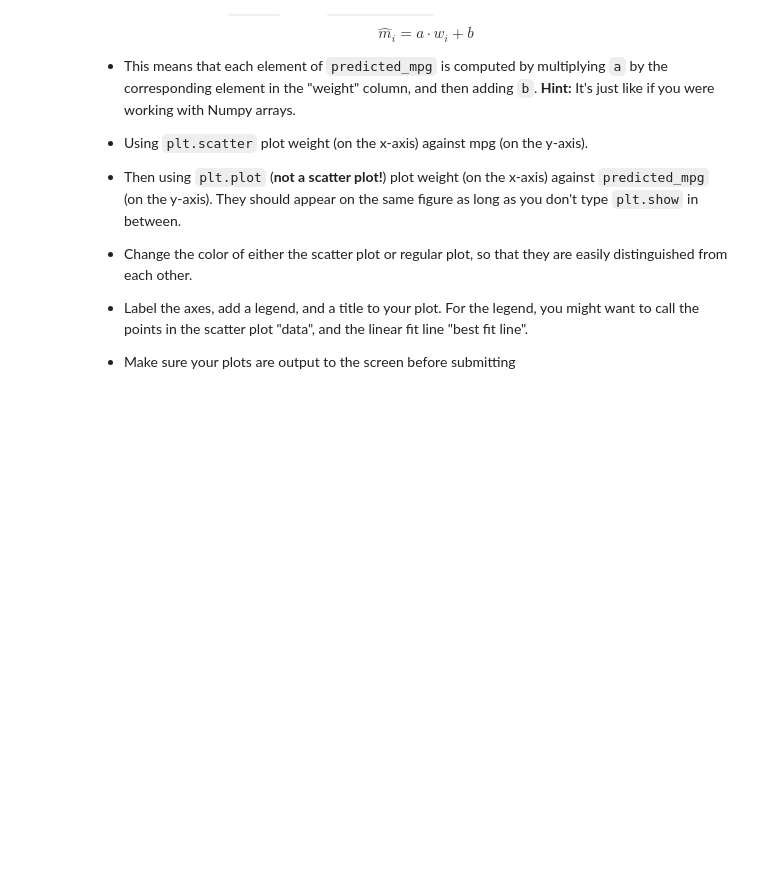
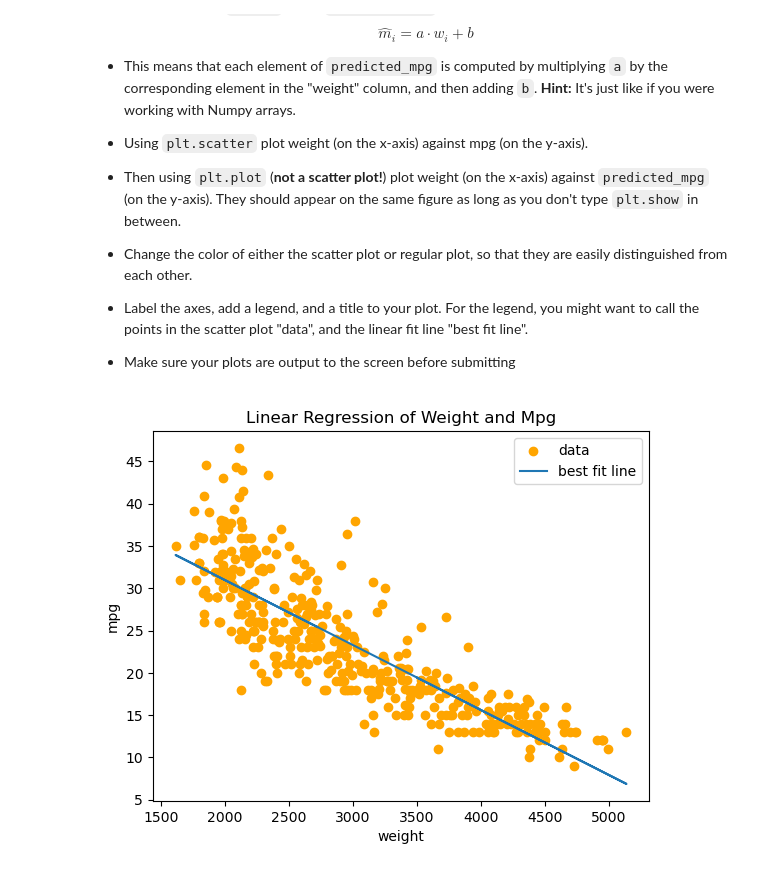
Before and after one commit to awan399/qtm151fall2025, a Jupyter notebook: Assignments/assignment_7/assignment7.ipynb, the cells around one changed output. Saved outputs shown, nothing was run; the diff lists cells and outputs as text; code cells hidden in the pictures; blank space fills up the shorter version.

```diff
--- a/Assignments/assignment_7/assignment7.ipynb
+++ b/Assignments/assignment_7/assignment7.ipynb
@@ -129,3 +131,8 @@ This problem is continued in Question (5)
+# %%
+# your answer here
+carfeatures = pd.read_csv("data/features.csv")
+carfeaturesmodel = smf.ols(formula= "mpg~weight", data = carfeatures)
+coeffs = carfeaturesmodel.fit().params
 # %% [markdown]
 ### (5) Plotting Linear Regression Model
 
@@ -153,0 +159,15 @@ $$\hat{m}_i = a\cdot w_i + b$$
+# %%
+# your answer here
+a = coeffs["weight"]
+b = coeffs["Intercept"]
+predicted_mpg = pd.Series((a * carfeatures["weight"]) + b)
+plt.scatter(carfeatures["weight"], carfeatures["mpg"], color='orange')
+plt.plot(carfeatures["weight"], predicted_mpg)
+position_labels = ["data", "best fit line"]
+plt.legend(labels=position_labels)
+plt.xlabel("weight")
+plt.ylabel("mpg")
+plt.title("Linear Regression of Weight and Mpg")
+plt.show()
+# %% [output]
+[figure, added]
```
Also changed, not shown: parts of 6 cells of this notebook, 1 other file.
